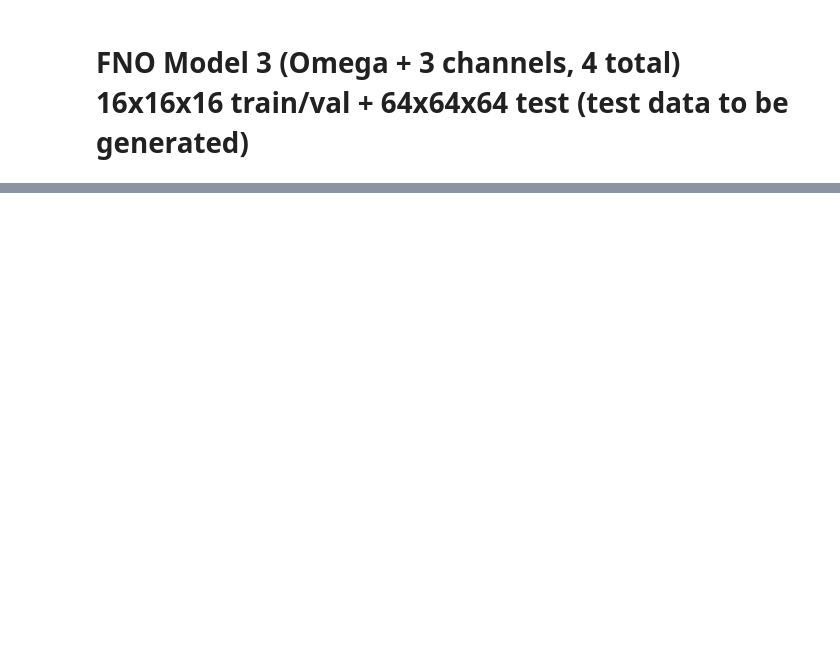
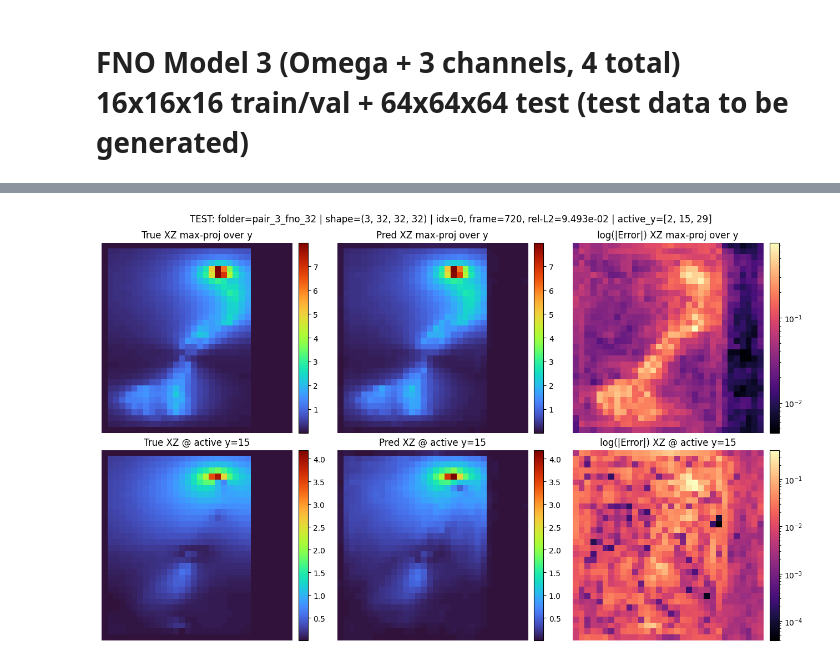
Before and after one commit to neerajbalachandar/Flow-reconstruction-in-VPM-using-FNO, a Jupyter notebook: models/fno_model3.ipynb, the cells around one changed output, grey strips where cells are left out. Saved outputs shown, nothing was run; the diff lists cells and outputs as text; code cells hidden in the pictures; blank space fills up the shorter version.

```diff
--- a/models/fno_model3.ipynb
+++ b/models/fno_model3.ipynb
@@ -1370,23 +1418,13 @@ plt.show()
 # %%
 # =========================
-# Index-aware snapshot diagnostics using y-plane slices (XZ planes)
+# Multi-Snapshot Qualitative Diagnostics
 # =========================
-from matplotlib.colors import LogNorm
-
-
-def choose_indices(n_items, n_times=4):
+def choose_indices(n_items, n_times=3):
     n_times = max(1, min(n_times, n_items))
     return np.linspace(0, n_items - 1, n_times, dtype=int).tolist()
 
 
-def load_xy_raw(file_path):
-    d = np.load(file_path)
-    x_raw = torch.tensor(load_x(d), dtype=torch.float32)
-    y_raw = torch.tensor(np.asarray(d['U_grid'], dtype=np.float32), dtype=torch.float32)
-    return x_raw, y_raw
-
-
-def plot_snapshot_panel(files, panel_name, min_frame=0, n_times=4, order_mode='dataset'):
+def plot_snapshot_panel(files, ds, panel_name, min_frame=0, n_times=3, order_mode='dataset'):
     if len(files) == 0:
         print(f'[skip] no files for {panel_name}')
         return
@@ -1400,77 +1438,16 @@ def plot_snapshot_panel(files, panel_name, min_frame=0, n_times=4, order_mode='d
         return
 
     idxs = choose_indices(len(work_files), n_times=n_times)
-    chosen = [work_files[i] for i in idxs]
+    print(f'[{panel_name}] selected indices ({order_mode} order): {idxs}')
+    for i in idxs:
+        fp = Path(work_files[i])
+        print(f"  idx={i:03d}, folder={fp.parent.name}, frame={parse_frame_id(fp)}, file={fp.name}")
 
-    print(f'[{panel_name}] selected indices ({order_mode} order): {idxs}')
-    for i, f in zip(idxs, chosen):
-        print(f"  idx={i:03d}, frame={parse_frame_id(f)}, file={Path(f).name}")
-
-    MODEL.eval()
-    for idx_local, f in zip(idxs, chosen):
-        x_raw, y_raw = load_xy_raw(f)
-        x_norm = normalize_input_tensor(x_raw)
-        with torch.no_grad():
-            p_norm = predict(MODEL, x_norm.unsqueeze(0).to(DEVICE, non_blocking=NON_BLOCKING))[0].cpu()
-
-        p_phys = to_physical_y(p_norm)
-
-        true_speed = speed_from_velocity(y_raw)
-        pred_speed = speed_from_velocity(p_phys)
-        err_speed = np.abs(pred_speed - true_speed)
-
-        rel = (
-            torch.linalg.norm((p_phys - y_raw).reshape(-1))
-            / torch.linalg.norm(y_raw.reshape(-1)).clamp_min(1e-12)
-        ).item()
-
-        true_views, y_idx = xz_views_at_y(true_speed)
-        pred_views, _ = xz_views_at_y(pred_speed)
-        err_views, _ = xz_views_at_y(err_speed)
-
-        fig, axs = plt.subplots(3, 3, figsize=(12, 10))
-        cols = ['end', 'quarter', 'mid']
-        col_titles = {
-            'end': f"XZ @ y=end ({y_idx['end']})",
-            'quarter': f"XZ @ y=1/4 ({y_idx['quarter']})",
-            'mid': f"XZ @ y=mid ({y_idx['mid']})",
-        }
-
-        vmin = min(v.min() for v in true_views.values())
-        vmax = max(v.max() for v in true_views.values())
-
-        for j, key in enumerate(cols):
-            im0 = axs[0, j].imshow(true_views[key], cmap='turbo', vmin=vmin, vmax=vmax)
-            axs[0, j].set_title(f"True {col_titles[key]}")
-            axs[0, j].axis('off')
-            plt.colorbar(im0, ax=axs[0, j], fraction=0.046, pad=0.03)
-
-            im1 = axs[1, j].imshow(pred_views[key], cmap='turbo', vmin=vmin, vmax=vmax)
-            axs[1, j].set_title(f"Pred {col_titles[key]}")
-            axs[1, j].axis('off')
-            plt.colorbar(im1, ax=axs[1, j], fraction=0.046, pad=0.03)
-
-            err_min = max(float(err_views[key].min()), 1e-8)
-            err_max = max(float(err_views[key].max()), err_min * 10)
-            im2 = axs[2, j].imshow(err_views[key], cmap='magma', norm=LogNorm(vmin=err_min, vmax=err_max))
-            axs[2, j].set_title(f"log(|Error|) {col_titles[key]}")
-            axs[2, j].axis('off')
-            plt.colorbar(im2, ax=axs[2, j], fraction=0.046, pad=0.03)
-
-        fid = parse_frame_id(f)
-        fig.suptitle(
-            f"{panel_name}: shape={tuple(y_raw.shape)} | idx={idx_local}, frame={fid}, rel-L2={rel:.3e}",
-            fontsize=12,
-        )
-        fig.tight_layout()
-        safe = panel_name.replace('/', '_').replace(' ', '_')
-        save_fig(fig, f'snapshots_{safe}_idx{idx_local:03d}_frame{fid}_yplanes.png')
-        plt.show()
-
+    for idx_local in idxs:
+        plot_volume_diagnostics(ds, work_files, panel_name, idx_local, save_tag=f'{panel_name.lower()}_idx{idx_local:03d}', min_frame=min_frame)
 
 if HAS_TEST:
-    plot_snapshot_panel(TEST_FILES, panel_name='TEST_3D', min_frame=CFG['min_frame_test'], n_times=3, order_mode='dataset')
-plot_snapshot_panel(TRAIN_FILES, panel_name='TRAIN_3D', min_frame=CFG['min_frame_trainval'], n_times=3, order_mode='dataset')
-plot_snapshot_panel(VAL_FILES, panel_name='VAL_3D', min_frame=CFG['min_frame_trainval'], n_times=3, order_mode='dataset')
-if HAS_TEST_SR:
-    plot_snapshot_panel(TEST_SR_FILES, panel_name='TEST_SR_3D', min_frame=CFG['min_frame_sr'], n_times=3, order_mode='dataset')
+    plot_snapshot_panel(TEST_FILES, TEST_DS, panel_name='TEST', min_frame=CFG['min_frame_test'], n_times=3, order_mode='dataset')
+plot_snapshot_panel(VAL_FILES, VAL_DS, panel_name='VAL', min_frame=CFG['min_frame_trainval'], n_times=2, order_mode='dataset')
+plot_snapshot_panel(TRAIN_FILES, TRAIN_DS, panel_name='TRAIN', min_frame=CFG['min_frame_trainval'], n_times=2, order_mode='dataset')
+# %% [output]
@@ -1476,0 +1461 @@ if HAS_TEST_SR:
+[figure, added]
```
Also changed, not shown: parts of 12 cells of this notebook, 39 other files.
